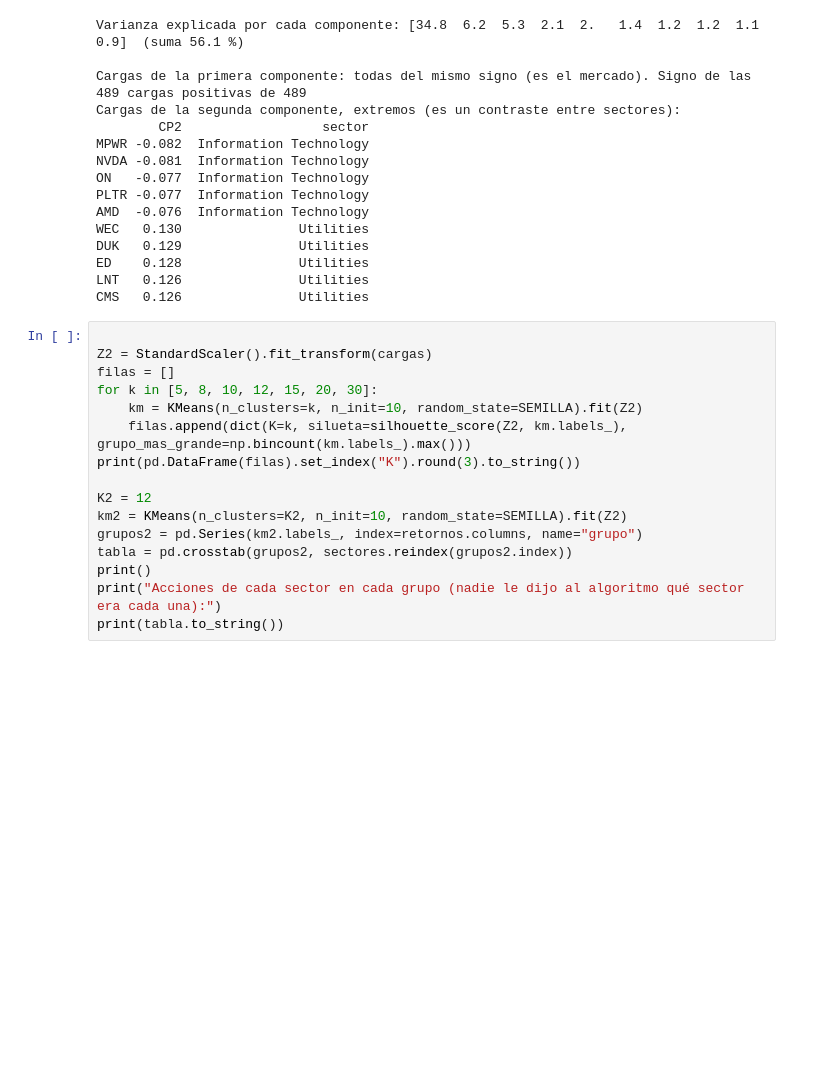
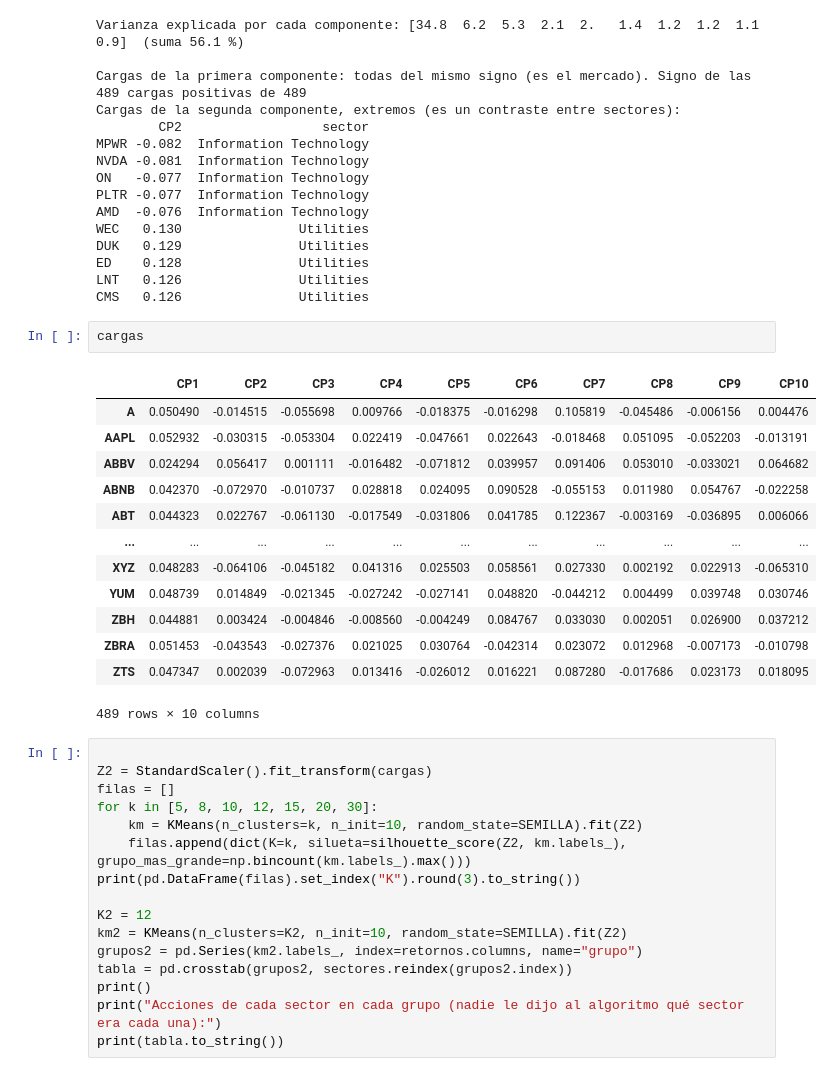
Before and after one commit to daviddiazsolis/clustering_finance_playground, a Jupyter notebook: notebooks/Clustering_02_Pair_Trading.ipynb, the cells around one changed output. Cells and saved outputs as stored; diff of their text form; blank space fills up the shorter version.

```diff
--- a/notebooks/Clustering_02_Pair_Trading.ipynb
+++ b/notebooks/Clustering_02_Pair_Trading.ipynb
@@ -355,6 +355,22 @@ DUK   0.129               Utilities
 ED    0.128               Utilities
 LNT   0.126               Utilities
 CMS   0.126               Utilities
+# %%
+cargas
+# %% [output]
+|  | CP1 | CP2 | CP3 | CP4 | CP5 | CP6 | CP7 | CP8 | CP9 | CP10 |
+| A | 0.050490 | -0.014515 | -0.055698 | 0.009766 | -0.018375 | -0.016298 | 0.105819 | -0.045486 | -0.006156 | 0.004476 |
+| AAPL | 0.052932 | -0.030315 | -0.053304 | 0.022419 | -0.047661 | 0.022643 | -0.018468 | 0.051095 | -0.052203 | -0.013191 |
+| ABBV | 0.024294 | 0.056417 | 0.001111 | -0.016482 | -0.071812 | 0.039957 | 0.091406 | 0.053010 | -0.033021 | 0.064682 |
+| ABNB | 0.042370 | -0.072970 | -0.010737 | 0.028818 | 0.024095 | 0.090528 | -0.055153 | 0.011980 | 0.054767 | -0.022258 |
+| ABT | 0.044323 | 0.022767 | -0.061130 | -0.017549 | -0.031806 | 0.041785 | 0.122367 | -0.003169 | -0.036895 | 0.006066 |
+| ... | ... | ... | ... | ... | ... | ... | ... | ... | ... | ... |
+| XYZ | 0.048283 | -0.064106 | -0.045182 | 0.041316 | 0.025503 | 0.058561 | 0.027330 | 0.002192 | 0.022913 | -0.065310 |
+| YUM | 0.048739 | 0.014849 | -0.021345 | -0.027242 | -0.027141 | 0.048820 | -0.044212 | 0.004499 | 0.039748 | 0.030746 |
+| ZBH | 0.044881 | 0.003424 | -0.004846 | -0.008560 | -0.004249 | 0.084767 | 0.033030 | 0.002051 | 0.026900 | 0.037212 |
+| ZBRA | 0.051453 | -0.043543 | -0.027376 | 0.021025 | 0.030764 | -0.042314 | 0.023072 | 0.012968 | -0.007173 | -0.010798 |
+| ZTS | 0.047347 | 0.002039 | -0.072963 | 0.013416 | -0.026012 | 0.016221 | 0.087280 | -0.017686 | 0.023173 | 0.018095 |
+489 rows × 10 columns
 # %%
 
 Z2 = StandardScaler().fit_transform(cargas)
```
